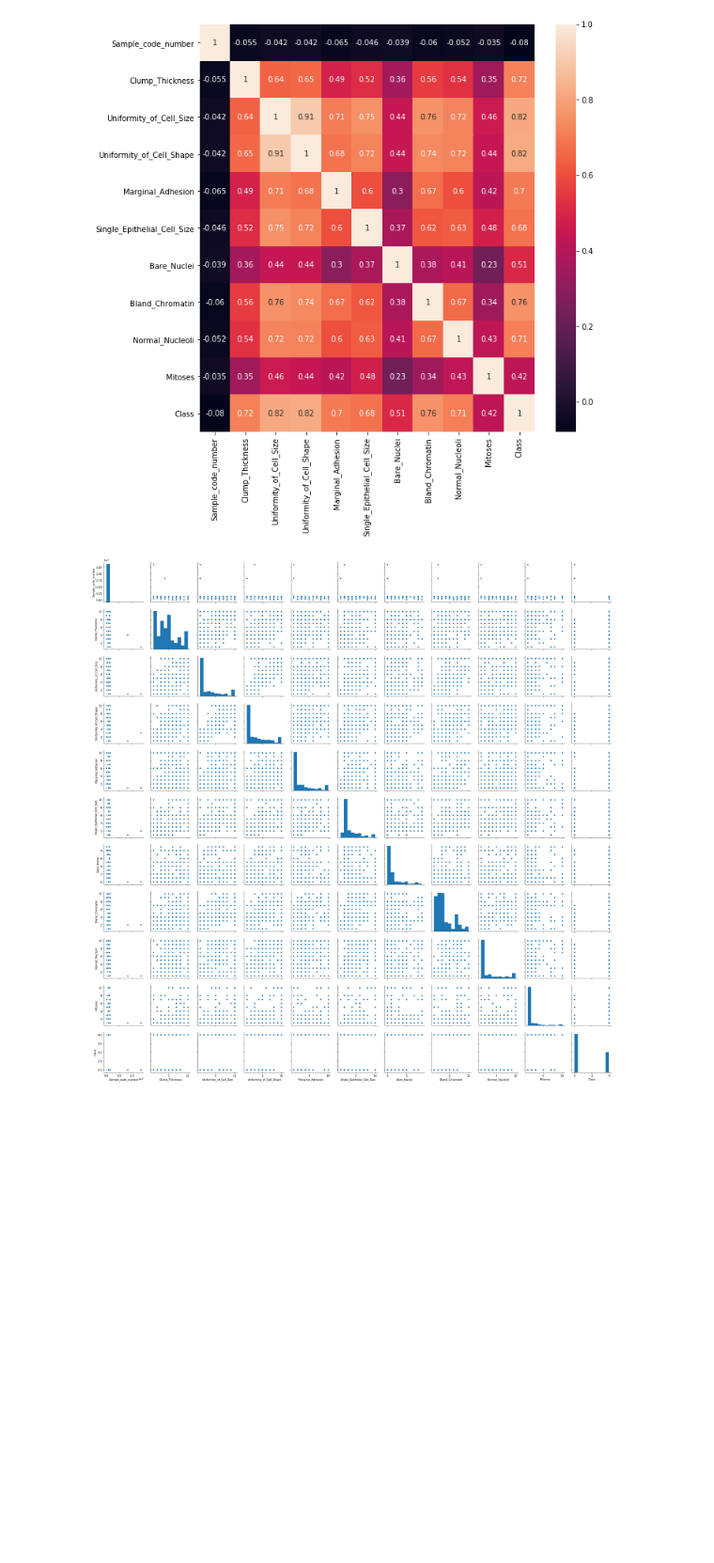
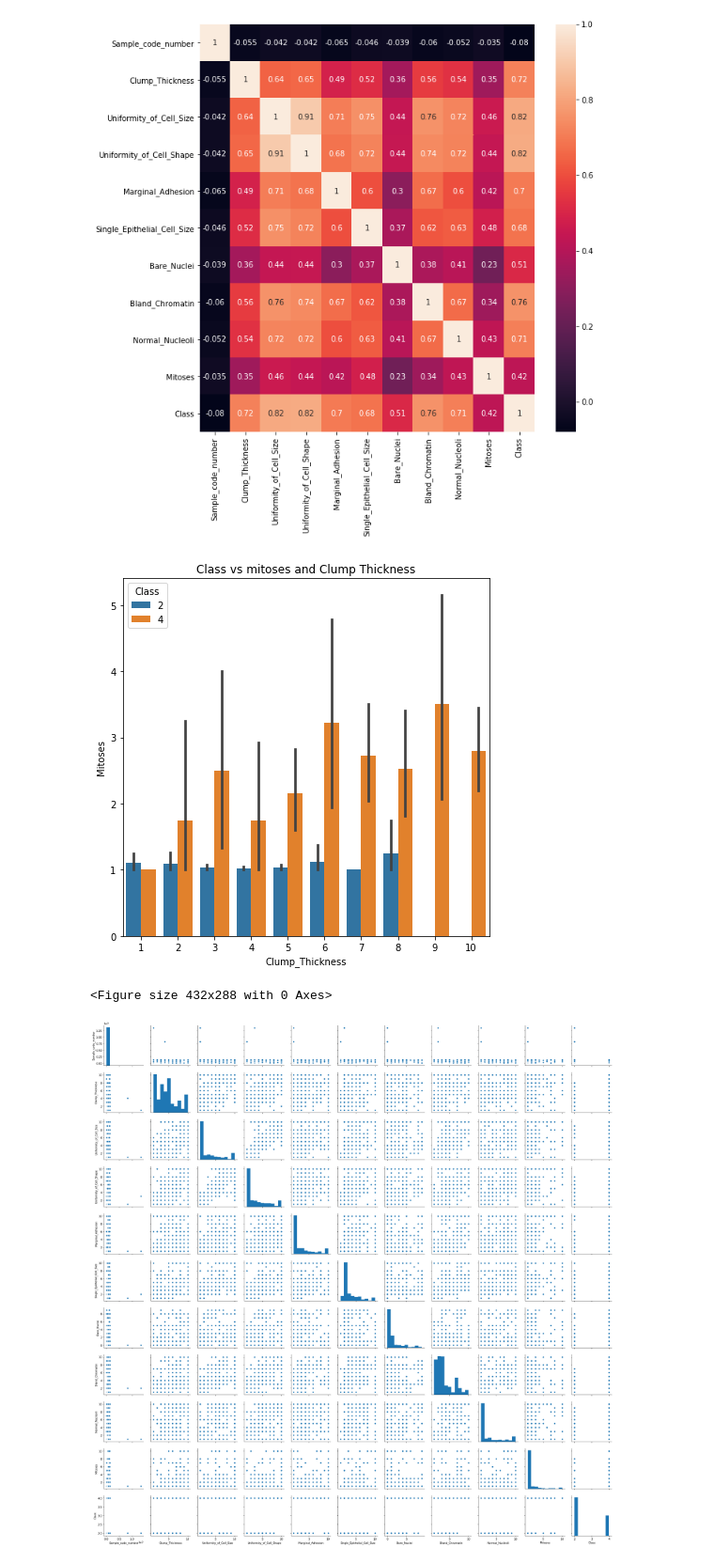
Before and after one commit to ntokozomfene/PREDICT_BREAST_CANCER, a Jupyter notebook: predict_breast_cancer.ipynb, the cells around one changed output. Shown: that part at 94% size. Drawn from its saved outputs; the diff is of its cells as text; code cells hidden in the pictures; blank space fills up the shorter version.

```diff
--- a/predict_breast_cancer.ipynb
+++ b/predict_breast_cancer.ipynb
@@ -148,6 +181,15 @@ sns.heatmap(df_cancer.corr(), annot=True)
 plt.show()
 # %% [output]
 [figure]
+# %%
+fig, ax = plt.subplots(figsize=(7,7))
+sns.barplot(x='Clump_Thickness', hue='Class',y='Mitoses', data=df_cancer)
+plt.title("Class vs mitoses and Clump Thickness")
+plt.show()
+plt.savefig('count_plot')
+# %% [output]
+[figure, added]
+<Figure size 432x288 with 0 Axes>
 # %%
 sns.pairplot(df_cancer)
 plt.show()
```
Also changed, not shown: parts of 12 cells of this notebook, 2 other files.
